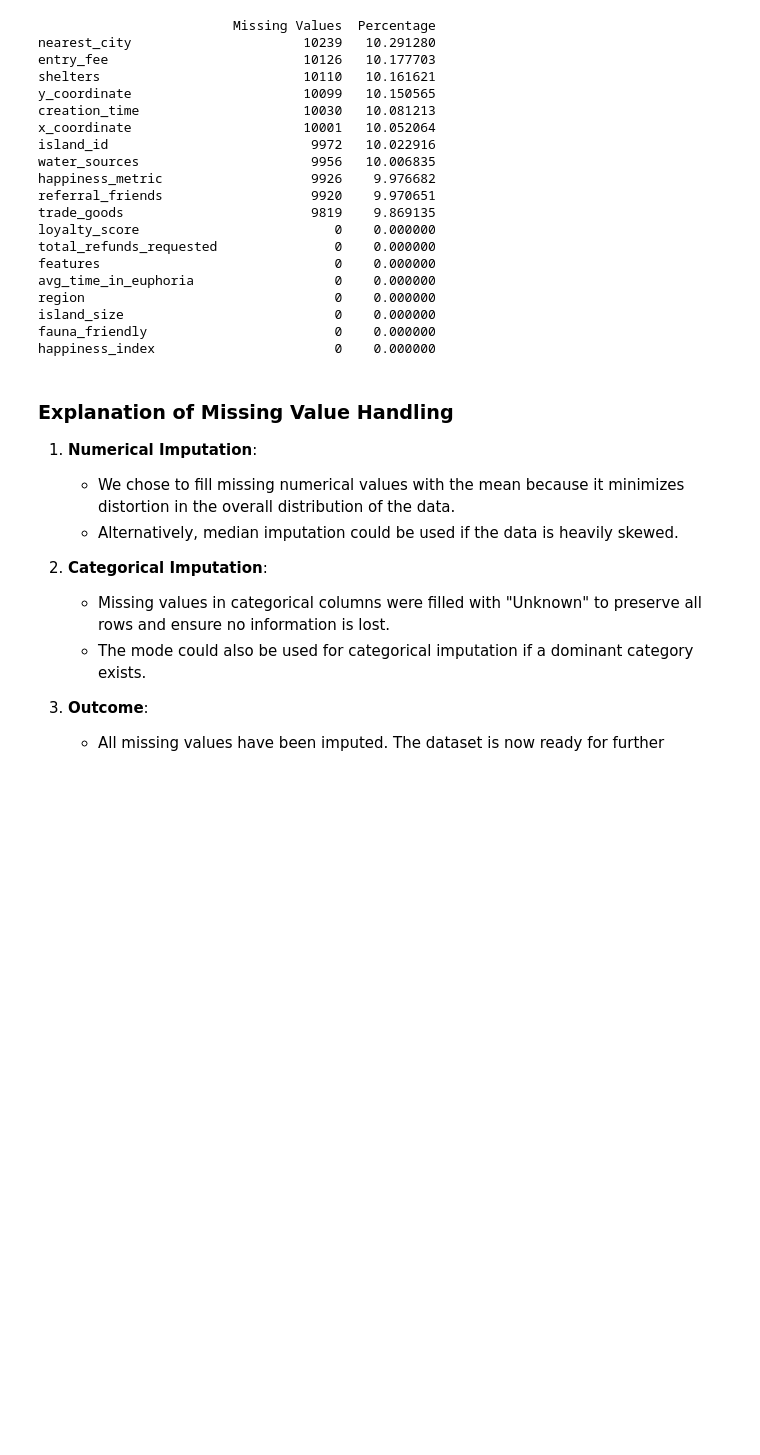
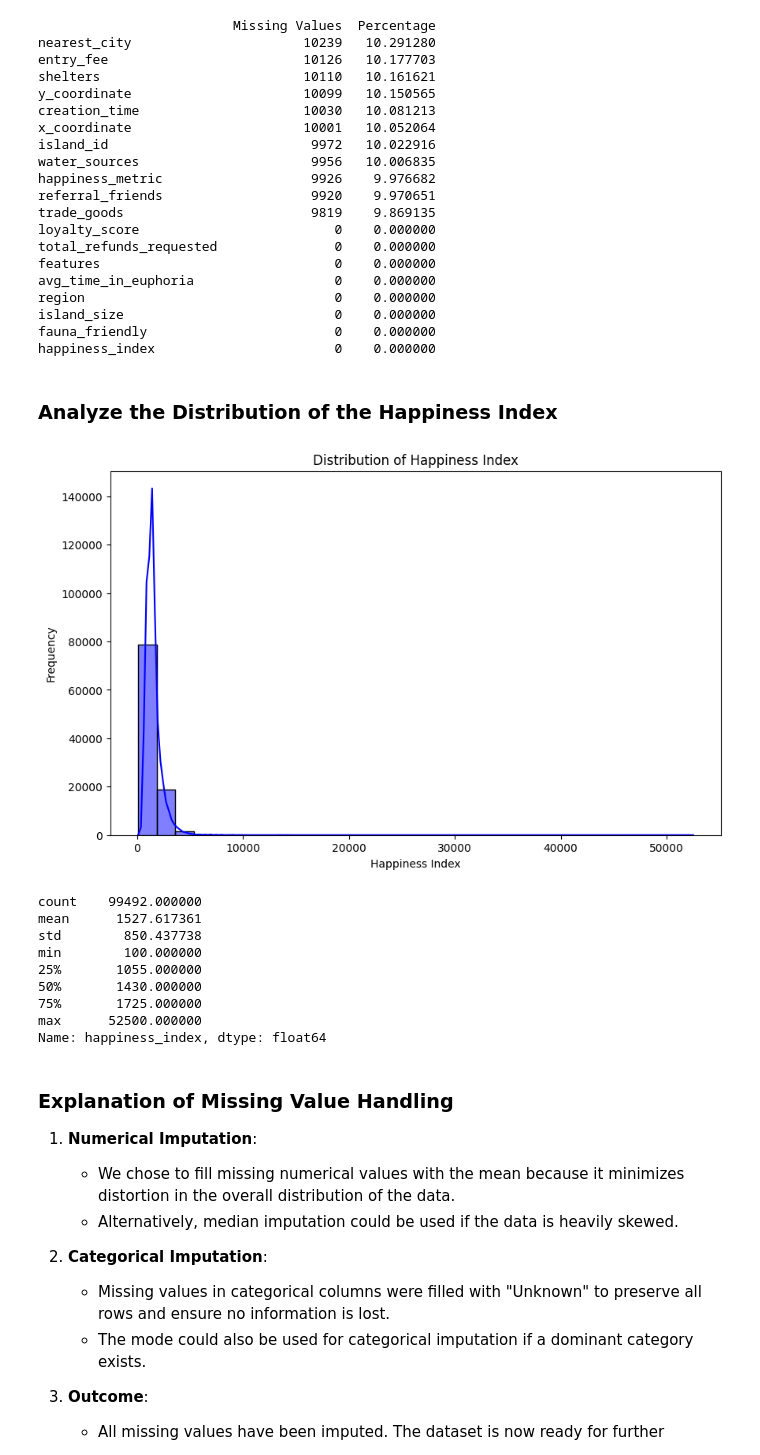
Before and after one commit to Matteo115/Euphoria-299661, a Jupyter notebook: main.ipynb, the cells around one changed output. Cells and saved outputs as stored; diff of their text form; code cells hidden in the pictures; blank space fills up the shorter version.

```diff
--- a/main.ipynb
+++ b/main.ipynb
@@ -168,6 +173,31 @@ region                                0    0.000000
 island_size                           0    0.000000
 fauna_friendly                        0    0.000000
 happiness_index                       0    0.000000
+# %% [markdown]
+### Analyze the Distribution of the Happiness Index
+# %%
+# Plot histogram to analyze the distribution
+
+plt.figure(figsize=(10, 6))
+sns.histplot(euphoria['happiness_index'], bins=30, kde=True, color='blue')
+plt.title('Distribution of Happiness Index')
+plt.xlabel('Happiness Index')
+plt.ylabel('Frequency')
+plt.show()
+
+# Display descriptive statistics
+print(euphoria['happiness_index'].describe())
+# %% [output]
+[figure, added]
+count    99492.000000
+mean      1527.617361
+std        850.437738
+min        100.000000
+25%       1055.000000
+50%       1430.000000
+75%       1725.000000
+max      52500.000000
+Name: happiness_index, dtype: float64
 # %% [markdown]
 ### Explanation of Missing Value Handling
 
```
Also changed, not shown: parts of 3 cells of this notebook, 2 other files.
